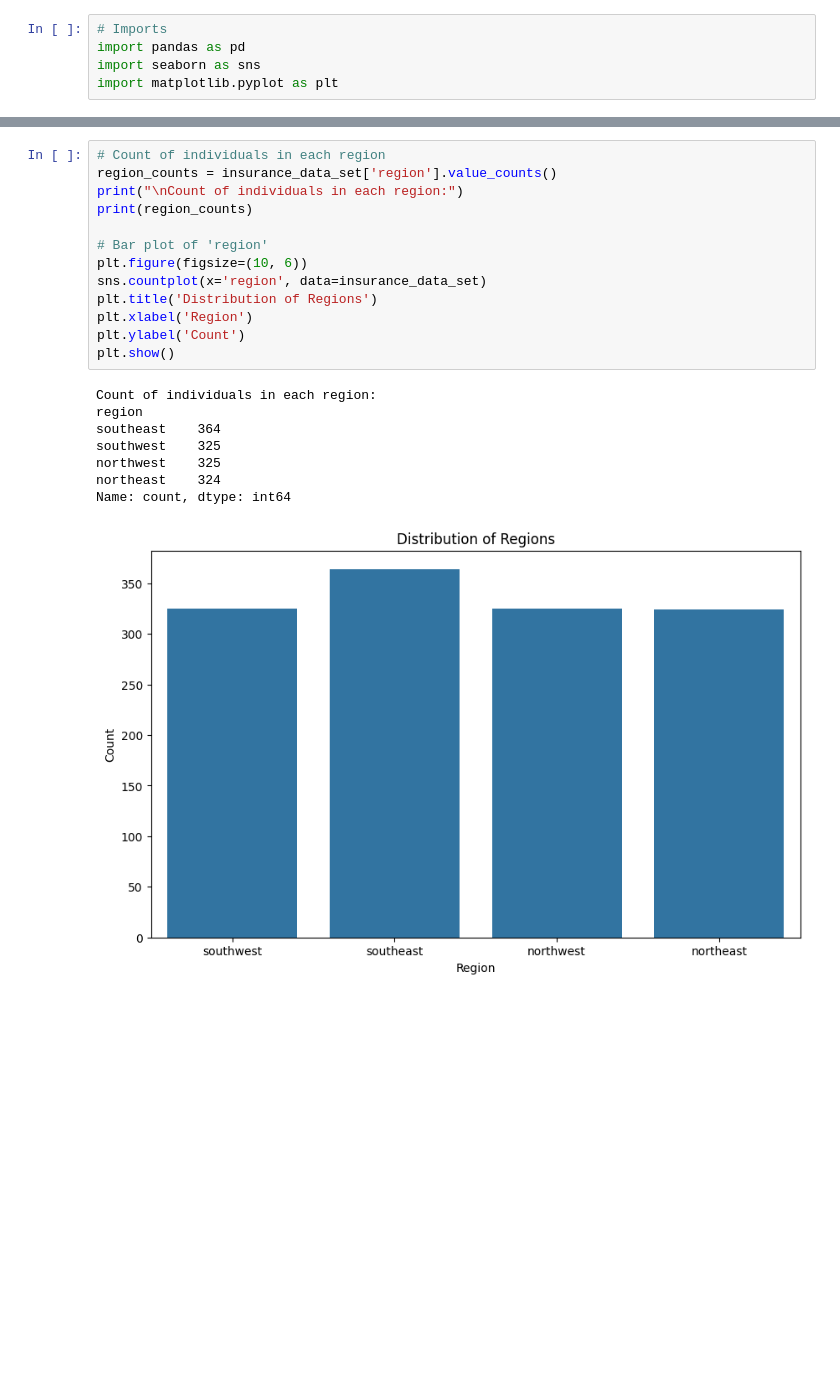
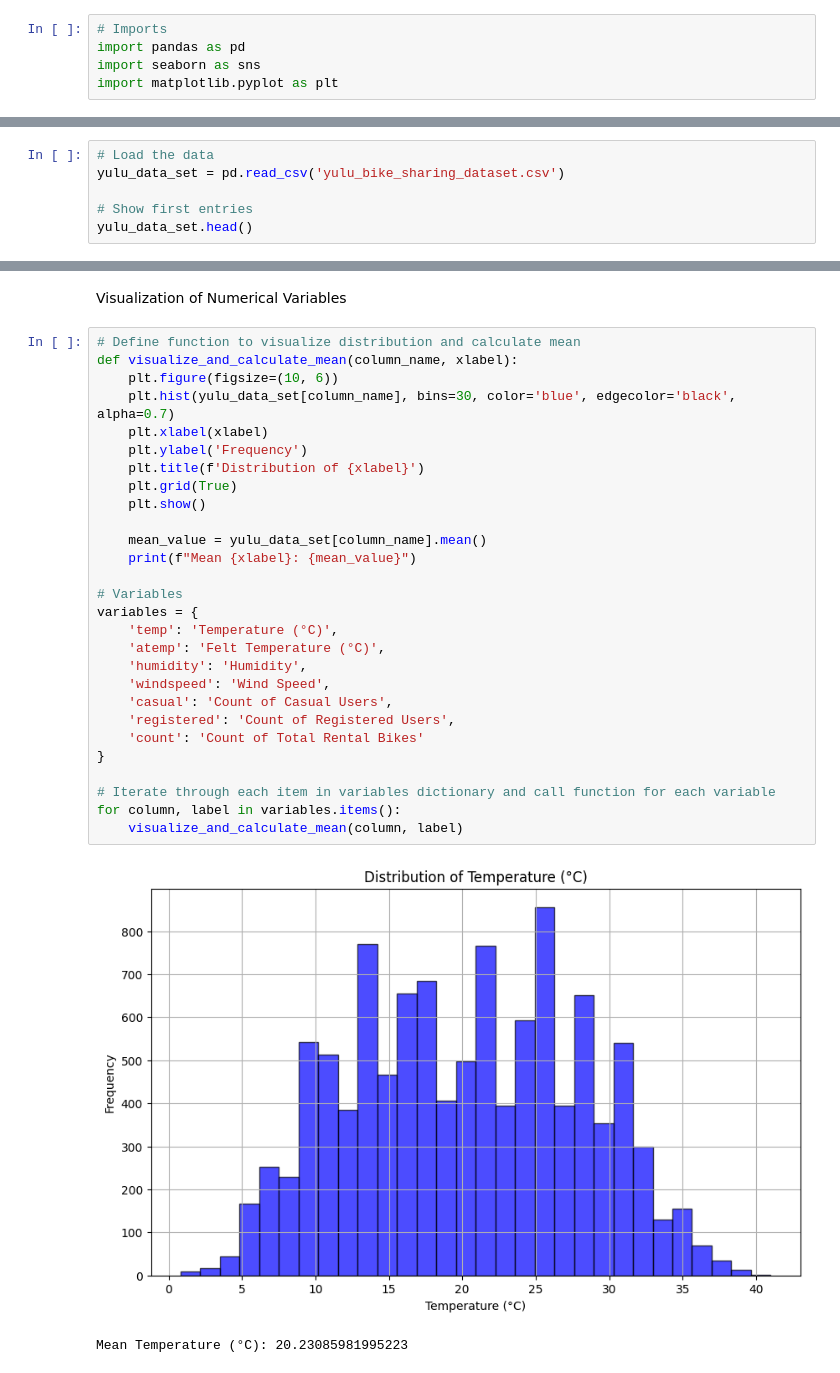
Before and after one commit to ArchibaldTheFirst/YuluBikesharing_Group5, a Jupyter notebook: Nature_of_Data.ipynb, the cells around one changed output, grey strips where cells are left out. Saved outputs shown, nothing was run; the diff lists cells and outputs as text; blank space fills up the shorter version.

Commit message:
Analysis of the nature of the data set

```diff
--- a/Nature_of_Data.ipynb
+++ b/Nature_of_Data.ipynb
@@ -41,0 +8,6 @@ Chategorical Variables (to be encoded in preprocessing)
+# %%
+# Load the data
+yulu_data_set = pd.read_csv('yulu_bike_sharing_dataset.csv')
+
+# Show first entries
+yulu_data_set.head()
@@ -219,22 +59,33 @@ Name: count, dtype: int64
-# %%
-# Count of individuals in each region
-region_counts = insurance_data_set['region'].value_counts()
-print("\nCount of individuals in each region:")
-print(region_counts)
-
-# Bar plot of 'region'
-plt.figure(figsize=(10, 6))
-sns.countplot(x='region', data=insurance_data_set)
-plt.title('Distribution of Regions')
-plt.xlabel('Region')
-plt.ylabel('Count')
-plt.show()
-# %% [output]
-Count of individuals in each region:
-region
-southeast    364
-southwest    325
-northwest    325
-northeast    324
-Name: count, dtype: int64
-[figure, removed]
+# %% [markdown]
+Visualization of Numerical Variables
+# %%
+# Define function to visualize distribution and calculate mean
+def visualize_and_calculate_mean(column_name, xlabel):
+    plt.figure(figsize=(10, 6))
+    plt.hist(yulu_data_set[column_name], bins=30, color='blue', edgecolor='black', alpha=0.7)
+    plt.xlabel(xlabel)
+    plt.ylabel('Frequency')
+    plt.title(f'Distribution of {xlabel}')
+    plt.grid(True)
+    plt.show()
+
+    mean_value = yulu_data_set[column_name].mean()
+    print(f"Mean {xlabel}: {mean_value}")
+
+# Variables
+variables = {
+    'temp': 'Temperature (°C)',
+    'atemp': 'Felt Temperature (°C)',
+    'humidity': 'Humidity',
+    'windspeed': 'Wind Speed',
+    'casual': 'Count of Casual Users',
+    'registered': 'Count of Registered Users',
+    'count': 'Count of Total Rental Bikes'
+}
+
+# Iterate through each item in variables dictionary and call function for each variable
+for column, label in variables.items():
+    visualize_and_calculate_mean(column, label)
+# %% [output]
+[figure, added]
+Mean Temperature (°C): 20.23085981995223
```
Also changed, not shown: parts of 21 cells of this notebook.
